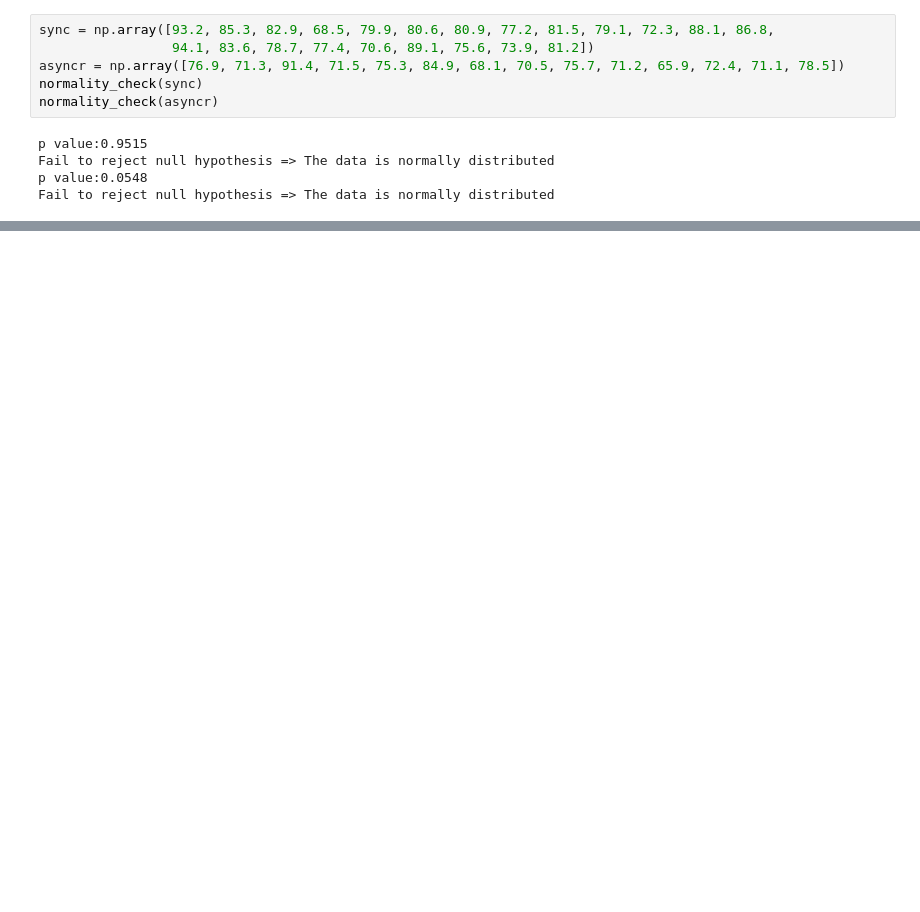
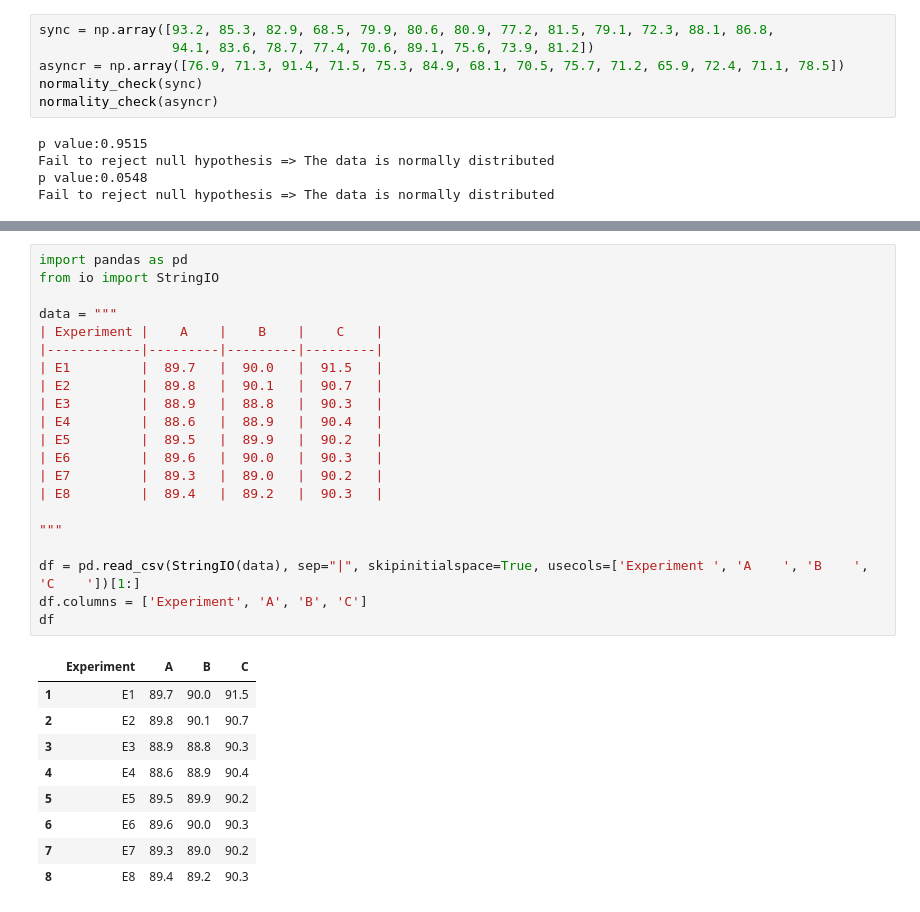
Before and after one commit to Dahamey/Hypothesis-Testing, a Jupyter notebook: Python/Parametric Test Vs Non-Parametric Test/Parametric Test Vs Non-Parametric Test.ipynb, the cells around one changed output, grey strips where cells are left out. Drawn from its saved outputs; the diff is of its cells as text; blank space fills up the shorter version.

```diff
--- a/Python/Parametric Test Vs Non-Parametric Test/Parametric Test Vs Non-Parametric Test.ipynb
+++ b/Python/Parametric Test Vs Non-Parametric Test/Parametric Test Vs Non-Parametric Test.ipynb
@@ -152,0 +1007,31 @@ Fail to reject null hypothesis => The data is normally distributed
+# %%
+import pandas as pd
+from io import StringIO
+
+data = """
+| Experiment |    A    |    B    |    C    |
+|------------|---------|---------|---------|
+| E1         |  89.7   |  90.0   |  91.5   |
+| E2         |  89.8   |  90.1   |  90.7   |
+| E3         |  88.9   |  88.8   |  90.3   |
+| E4         |  88.6   |  88.9   |  90.4   |
+| E5         |  89.5   |  89.9   |  90.2   |
+| E6         |  89.6   |  90.0   |  90.3   |
+| E7         |  89.3   |  89.0   |  90.2   |
+| E8         |  89.4   |  89.2   |  90.3   |
+
+"""
+
+df = pd.read_csv(StringIO(data), sep="|", skipinitialspace=True, usecols=['Experiment ', 'A    ', 'B    ', 'C    '])[1:]
+df.columns = ['Experiment', 'A', 'B', 'C']
+df
+# %% [output]
+|  | Experiment | A | B | C |
+| 1 | E1 | 89.7 | 90.0 | 91.5 |
+| 2 | E2 | 89.8 | 90.1 | 90.7 |
+| 3 | E3 | 88.9 | 88.8 | 90.3 |
+| 4 | E4 | 88.6 | 88.9 | 90.4 |
+| 5 | E5 | 89.5 | 89.9 | 90.2 |
+| 6 | E6 | 89.6 | 90.0 | 90.3 |
+| 7 | E7 | 89.3 | 89.0 | 90.2 |
+| 8 | E8 | 89.4 | 89.2 | 90.3 |
```
Also changed, not shown: parts of 71 cells of this notebook, 10 other files.
